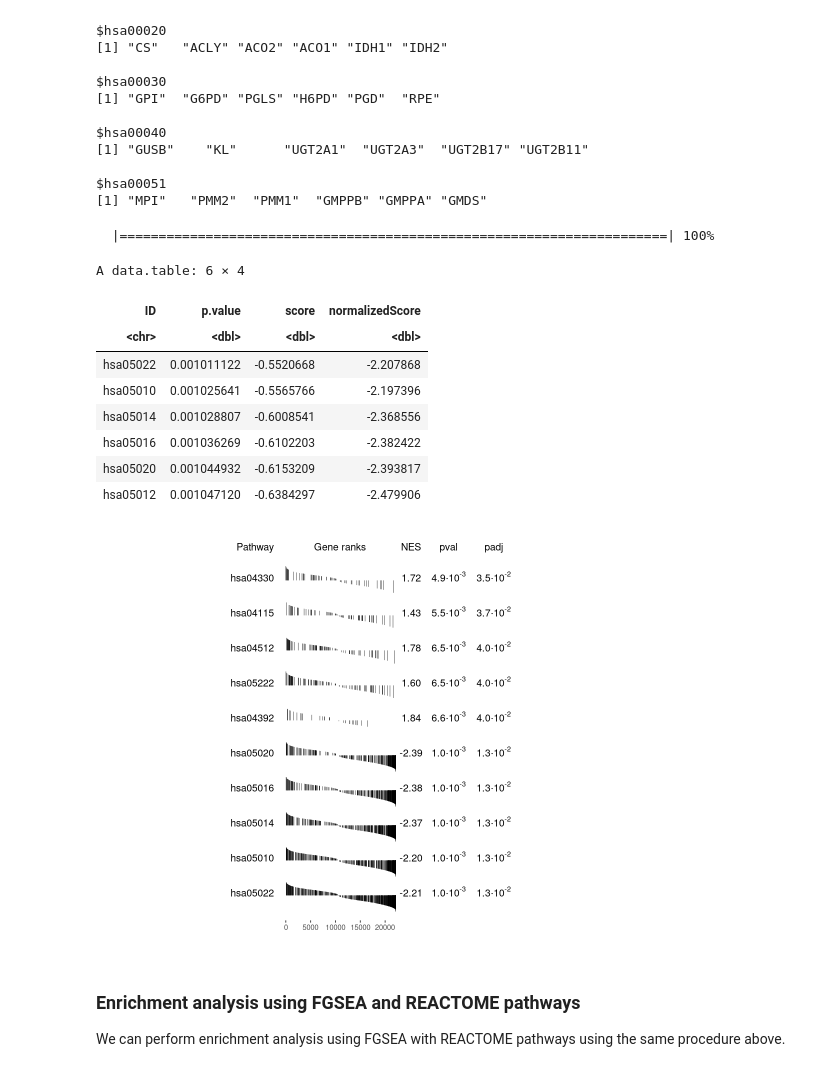
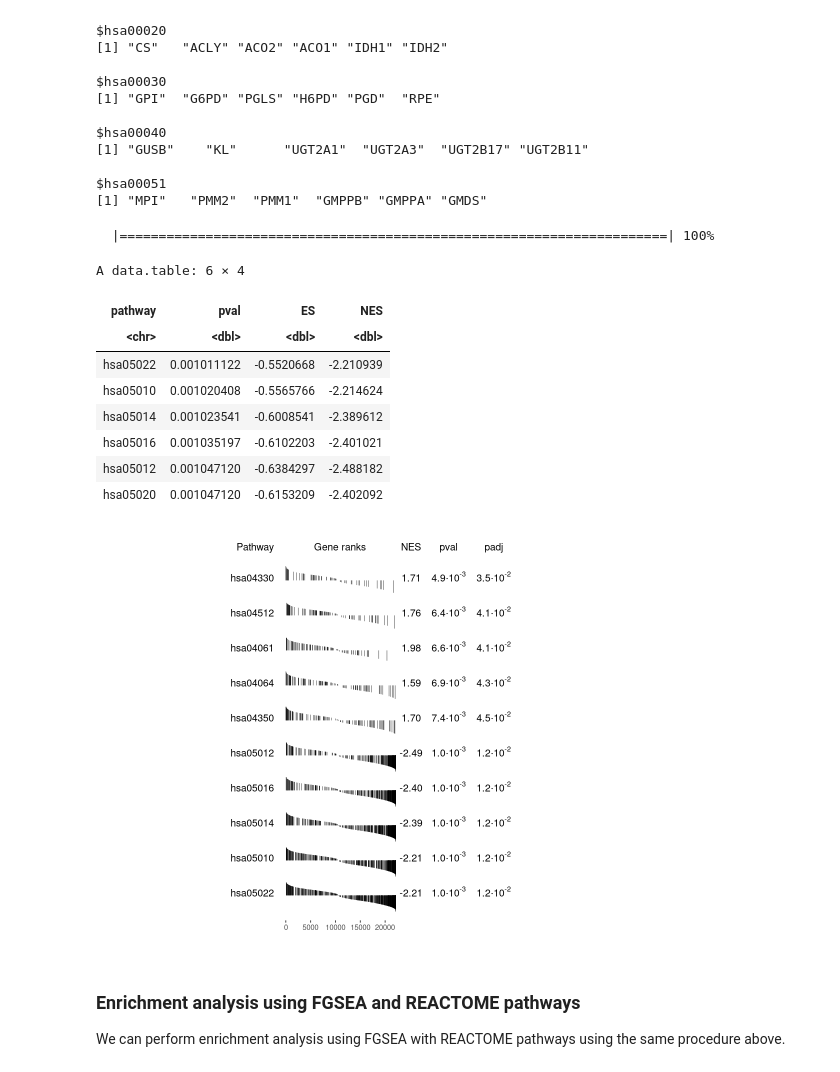
Before and after one commit to NIGMS/Consensus-Pathway-Analysis-in-the-Cloud, a Jupyter notebook: Submodule04-PathwayAnalysis.ipynb, the cells around one changed output. Cells and saved outputs as stored; diff of their text form; code cells hidden in the pictures.

```diff
--- a/Submodule04-PathwayAnalysis.ipynb
+++ b/Submodule04-PathwayAnalysis.ipynb
@@ -642,10 +642,6 @@ suppressPackageStartupMessages({
     library("fgsea")
 })
 
-# Get the number of maximum cores for parallel processing
-library(parallel)
-ncores <- detectCores()
-
 # Set number of permutation for FGSEA
 nperms <- 1000
 # %% [markdown]
@@ -677,12 +673,8 @@ runFgsea <- function(DE_data, genesets, statCol = "statistic", nperms = 200, nco
     suppressWarnings(fgsea_res <- fgsea::fgsea(pathways = genesets, stats = statistic, nperm = nperms, nproc = ncores))
 
     fgsea_res <- fgsea_res[!is.na(fgsea_res[["pval"]]), ]
-    fgsea_res$ID <- fgsea_res$pathway
-    fgsea_res$p.value <- fgsea_res$pval
-    fgsea_res$score <- fgsea_res$ES
-    fgsea_res$normalizedScore <- fgsea_res$NES
 
-    list(fgsea_res = fgsea_res, stats = statistic)
+    fgsea_res[, c("pathway", "pval", "padj", "ES", "NES")]
 }
 # %%
 #Run the following command to take the quiz
@@ -787,35 +781,37 @@ $hsa00051
 # %%
 # Running fgsea analysis
 geneset <- KEGG_hallmark
-fgsea_output <- runFgsea(DE_data = DE.df, genesets = geneset, nperms = nperms, ncores = ncores)
-# Get result and stats from output of runFgsea function
-fgsea_result <- fgsea_output$fgsea_res
-stats <- fgsea_output$stats
-
-head(fgsea_result[order(fgsea_result$p.value), c("ID", "p.value", "score", "normalizedScore")])
+fgsea_result <- runFgsea(DE_data = DE.df, genesets = geneset, nperms = nperms)
+# Show some first rows of the result table
+head(fgsea_result[order(fgsea_result$pval), c("pathway", "pval", "ES", "NES")])
 # %% [output]
   |======================================================================| 100%
 A data.table: 6 × 4
-| ID | p.value | score | normalizedScore |
+| pathway | pval | ES | NES |
 | <chr> | <dbl> | <dbl> | <dbl> |
-| hsa05022 | 0.001011122 | -0.5520668 | -2.207868 |
-| hsa05010 | 0.001025641 | -0.5565766 | -2.197396 |
-| hsa05014 | 0.001028807 | -0.6008541 | -2.368556 |
-| hsa05016 | 0.001036269 | -0.6102203 | -2.382422 |
-| hsa05020 | 0.001044932 | -0.6153209 | -2.393817 |
-| hsa05012 | 0.001047120 | -0.6384297 | -2.479906 |
+| hsa05022 | 0.001011122 | -0.5520668 | -2.210939 |
+| hsa05010 | 0.001020408 | -0.5565766 | -2.214624 |
+| hsa05014 | 0.001023541 | -0.6008541 | -2.389612 |
+| hsa05016 | 0.001035197 | -0.6102203 | -2.401021 |
+| hsa05012 | 0.001047120 | -0.6384297 | -2.488182 |
+| hsa05020 | 0.001047120 | -0.6153209 | -2.402092 |
 # %%
+# Get the stats vector for the plotGseaTable
+stats <- DE.df$statistic
+stats <- as.vector(stats)
+names(stats) <- rownames(DE.df)
+
 # select the top five up-regulated pathways
 topPathwaysUp <- fgsea_result[ES > 0][head(order(pval), n = 5), pathway]
 # select the top five down-regulated pathways
 topPathwaysDown <- fgsea_result[ES < 0][head(order(pval), n = 5), pathway]
 # concatenate them for visualization
 topPathways <- c(topPathwaysUp, rev(topPathwaysDown))
 #Viewing the 5 most significantly up-regulated and down-regulated pathways each with the FGSEA internal plot function
 plotGseaTable(pathways = KEGG_hallmark[topPathways], stats = stats,
               fgseaRes = fgsea_result, gseaParam = 0.5)
 # %% [output]
-[figure, old version]
+[figure, new version]
 # %% [markdown]
 ### Enrichment analysis using FGSEA and REACTOME pathways
 We can perform enrichment analysis using FGSEA with REACTOME pathways using the same procedure above.
```
Also changed, not shown: parts of 24 cells of this notebook, 4 other files.
